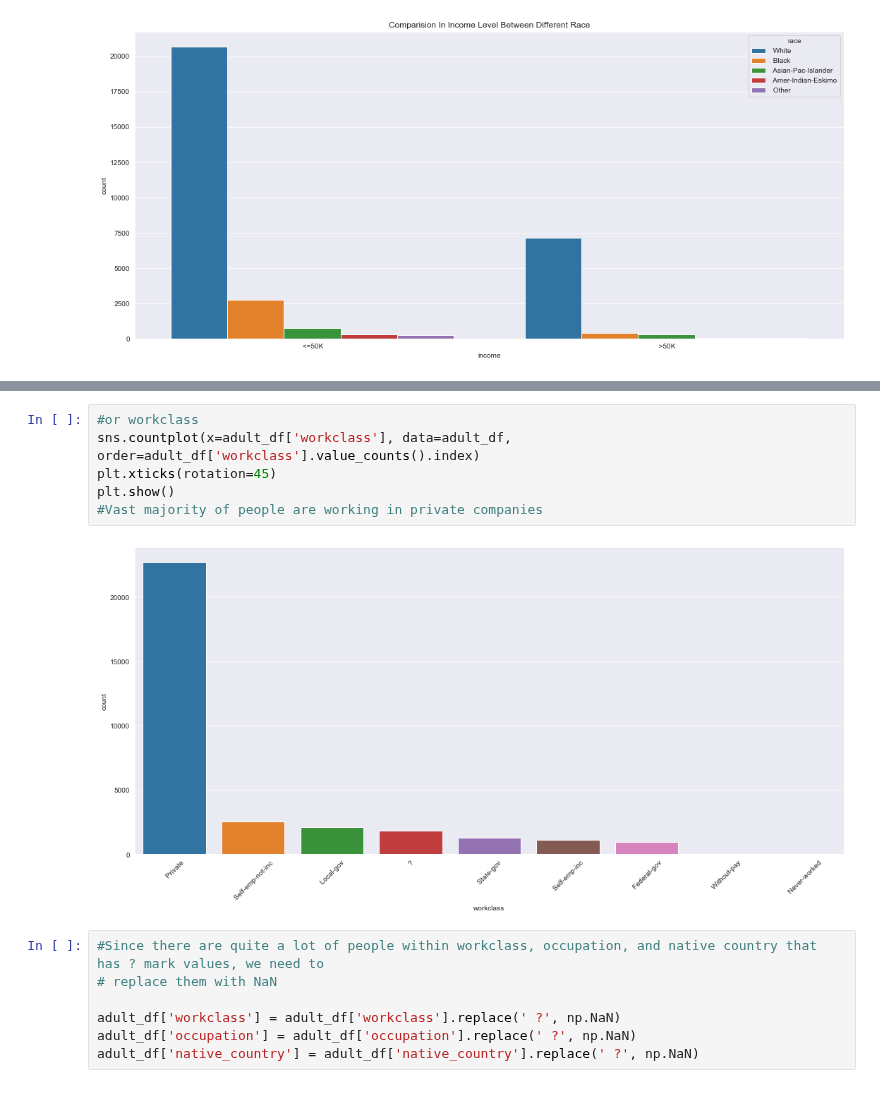
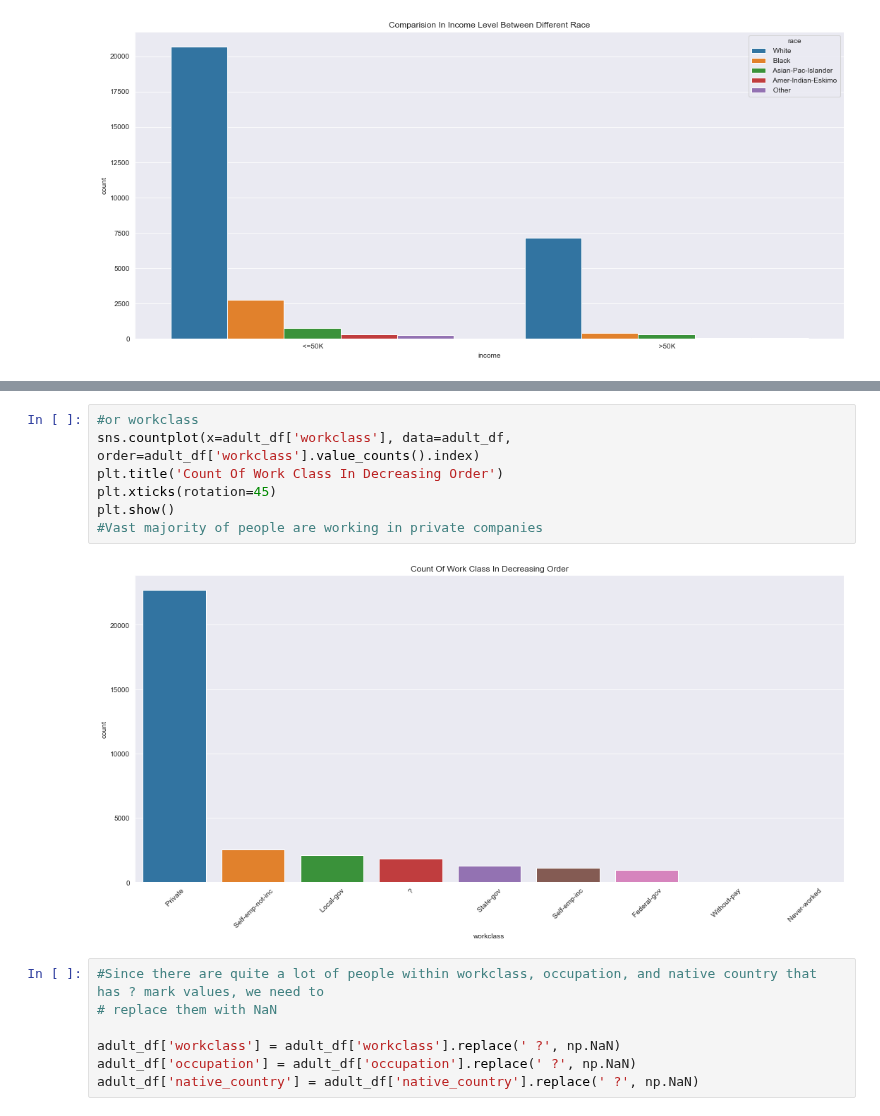
Before and after one commit to SirAbsolute0/Data_Science_I, a Jupyter notebook: Lab 7/week_7/Dinh+Phuong+1835957+Naive_Bayes.ipynb, the cells around one changed output, grey strips where cells are left out. Drawn from its saved outputs; the diff is of its cells as text.

```diff
--- a/Lab 7/week_7/Dinh+Phuong+1835957+Naive_Bayes.ipynb
+++ b/Lab 7/week_7/Dinh+Phuong+1835957+Naive_Bayes.ipynb
@@ -158,11 +162,12 @@ plt.show()
 # %%
 #or workclass
 sns.countplot(x=adult_df['workclass'], data=adult_df, order=adult_df['workclass'].value_counts().index)
+plt.title('Count Of Work Class In Decreasing Order')
 plt.xticks(rotation=45)
 plt.show()
 #Vast majority of people are working in private companies
 # %% [output]
-[figure, old version]
+[figure, new version]
 # %%
 #Since there are quite a lot of people within workclass, occupation, and native country that has ? mark values, we need to
 # replace them with NaN
```
Also changed, not shown: parts of 11 cells of this notebook, 9 other files.
